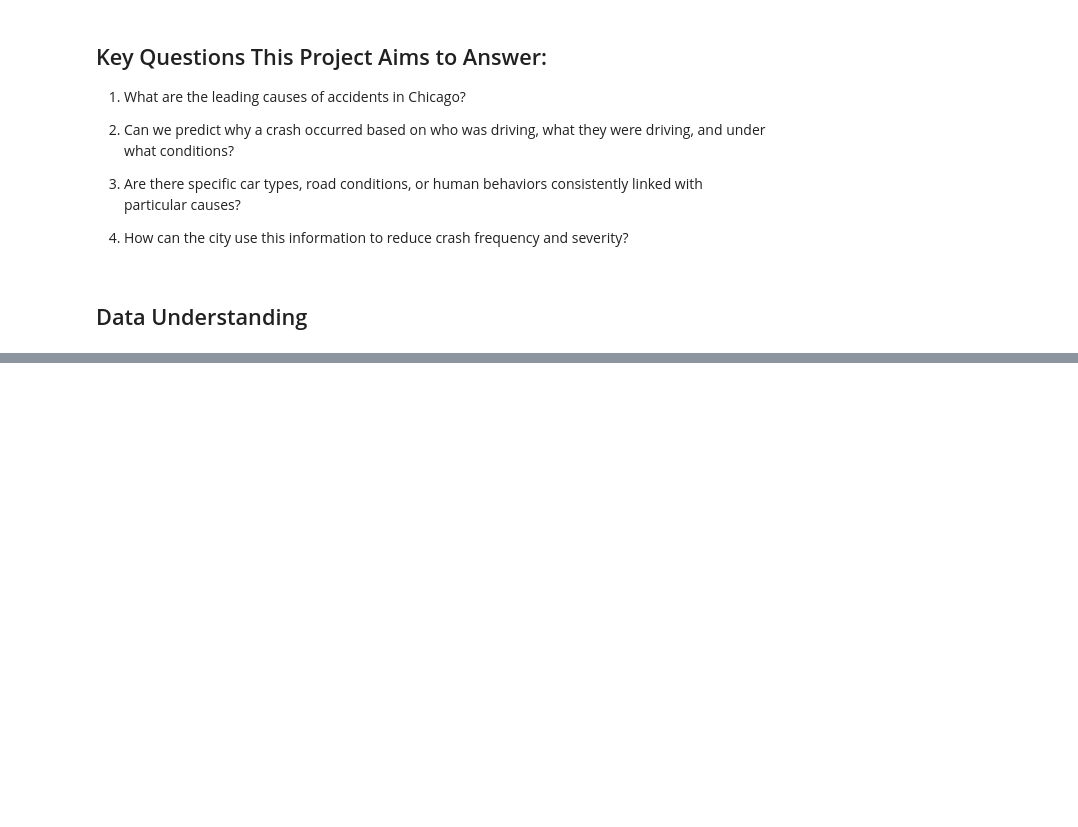
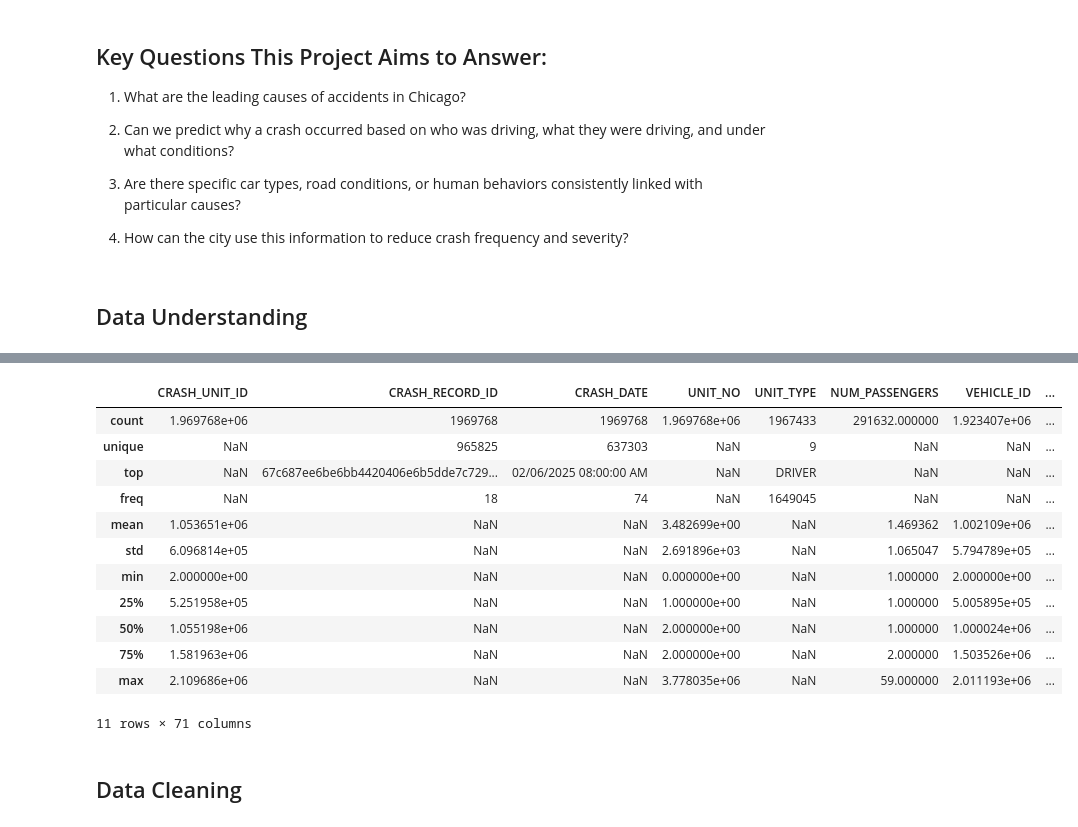
Before and after one commit to jedidahkathure/Car-Crash-Analysis-Project, a Jupyter notebook: ChicagoCrash.ipynb, the cells around one changed output, grey strips where cells are left out. Cells and saved outputs as stored; diff of their text form; code cells hidden in the pictures; blank space fills up the shorter version.

```diff
--- a/ChicagoCrash.ipynb
+++ b/ChicagoCrash.ipynb
@@ -35,0 +135,18 @@ The Chicago Department of Transportation aims to investigate the root causes of
+# %%
+vehicles_df.describe(include='all')
+# %% [output]
+|  | CRASH_UNIT_ID | CRASH_RECORD_ID | CRASH_DATE | UNIT_NO | UNIT_TYPE | NUM_PASSENGERS | VEHICLE_ID | ... |
+| count | 1.969768e+06 | 1969768 | 1969768 | 1.969768e+06 | 1967433 | 291632.000000 | 1.923407e+06 | ... |
+| unique | NaN | 965825 | 637303 | NaN | 9 | NaN | NaN | ... |
+| top | NaN | 67c687ee6be6bb4420406e6b5dde7c729... | 02/06/2025 08:00:00 AM | NaN | DRIVER | NaN | NaN | ... |
+| freq | NaN | 18 | 74 | NaN | 1649045 | NaN | NaN | ... |
+| mean | 1.053651e+06 | NaN | NaN | 3.482699e+00 | NaN | 1.469362 | 1.002109e+06 | ... |
+| std | 6.096814e+05 | NaN | NaN | 2.691896e+03 | NaN | 1.065047 | 5.794789e+05 | ... |
+| min | 2.000000e+00 | NaN | NaN | 0.000000e+00 | NaN | 1.000000 | 2.000000e+00 | ... |
+| 25% | 5.251958e+05 | NaN | NaN | 1.000000e+00 | NaN | 1.000000 | 5.005895e+05 | ... |
+| 50% | 1.055198e+06 | NaN | NaN | 2.000000e+00 | NaN | 1.000000 | 1.000024e+06 | ... |
+| 75% | 1.581963e+06 | NaN | NaN | 2.000000e+00 | NaN | 2.000000 | 1.503526e+06 | ... |
+| max | 2.109686e+06 | NaN | NaN | 3.778035e+06 | NaN | 59.000000 | 2.011193e+06 | ... |
+11 rows × 71 columns
+# %% [markdown]
+## Data Cleaning
```
Also changed, not shown: parts of 10 cells of this notebook.
